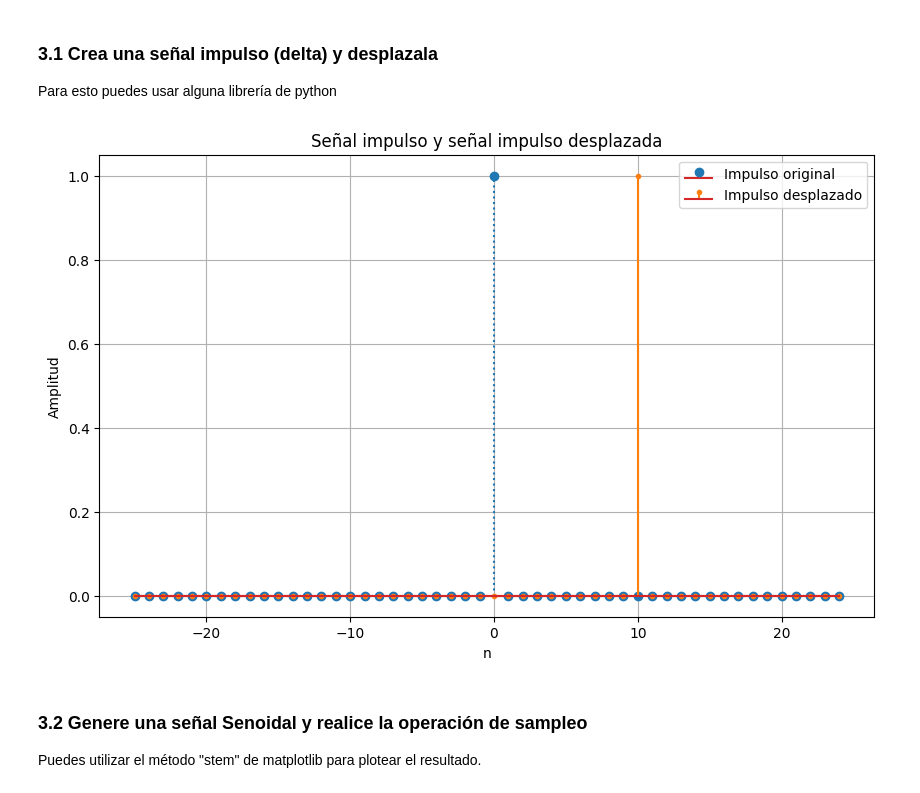
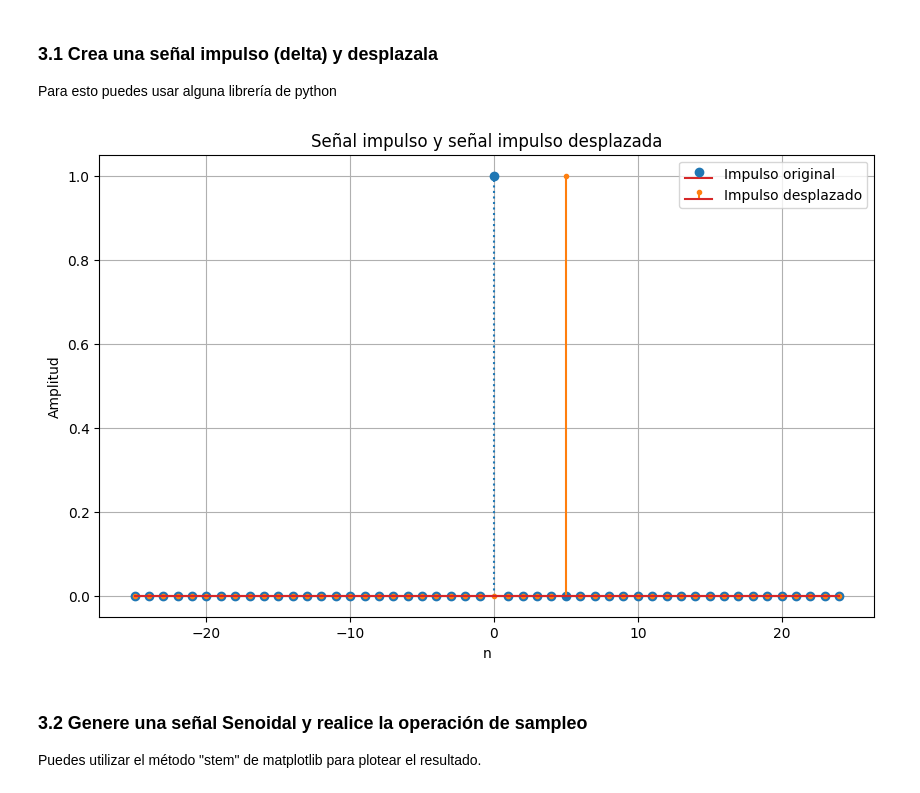
Before and after one commit to Soldatwar/EIE-401_Gallardo_Felipe_Actividades, a Jupyter notebook: Actividad_2/Actividad_2_GallardoFelipe_ID.ipynb, the cells around one changed output. Cells and saved outputs as stored; diff of their text form; code cells hidden in the pictures.

```diff
--- a/Actividad_2/Actividad_2_GallardoFelipe_ID.ipynb
+++ b/Actividad_2/Actividad_2_GallardoFelipe_ID.ipynb
@@ -98,25 +99,25 @@ Para esto puedes usar alguna librería de python
 # %%
 # Crear una señal impulso (delta)
 n = np.arange(-25, 25)
 impulso = sg.unit_impulse(len(n), 'mid')
 
 # Desplazar la señal impulso
-desplazamiento = 10
+desplazamiento = 5
 indice_central = len(n) // 2
 impulso_desplazado = sg.unit_impulse(len(n), indice_central + desplazamiento)
 
 # Graficar las señales
 plt.figure(figsize=(10, 6))
 plt.stem(n, impulso, linefmt='C0:', markerfmt='C0o', label='Impulso original')
 plt.stem(n, impulso_desplazado, linefmt='C1-', markerfmt='C1.', label='Impulso desplazado')
 plt.title('Señal impulso y señal impulso desplazada')
 plt.xlabel('n')
 plt.ylabel('Amplitud')
 plt.legend()
 plt.grid(True)
 plt.show()
 # %% [output]
-[figure, old version]
+[figure, new version]
 # %% [markdown]
 ### 3.2 Genere una señal Senoidal y realice la operación de sampleo
 Puedes utilizar el método "stem" de matplotlib para plotear el resultado.
```
Also changed, not shown: parts of 7 cells of this notebook.
